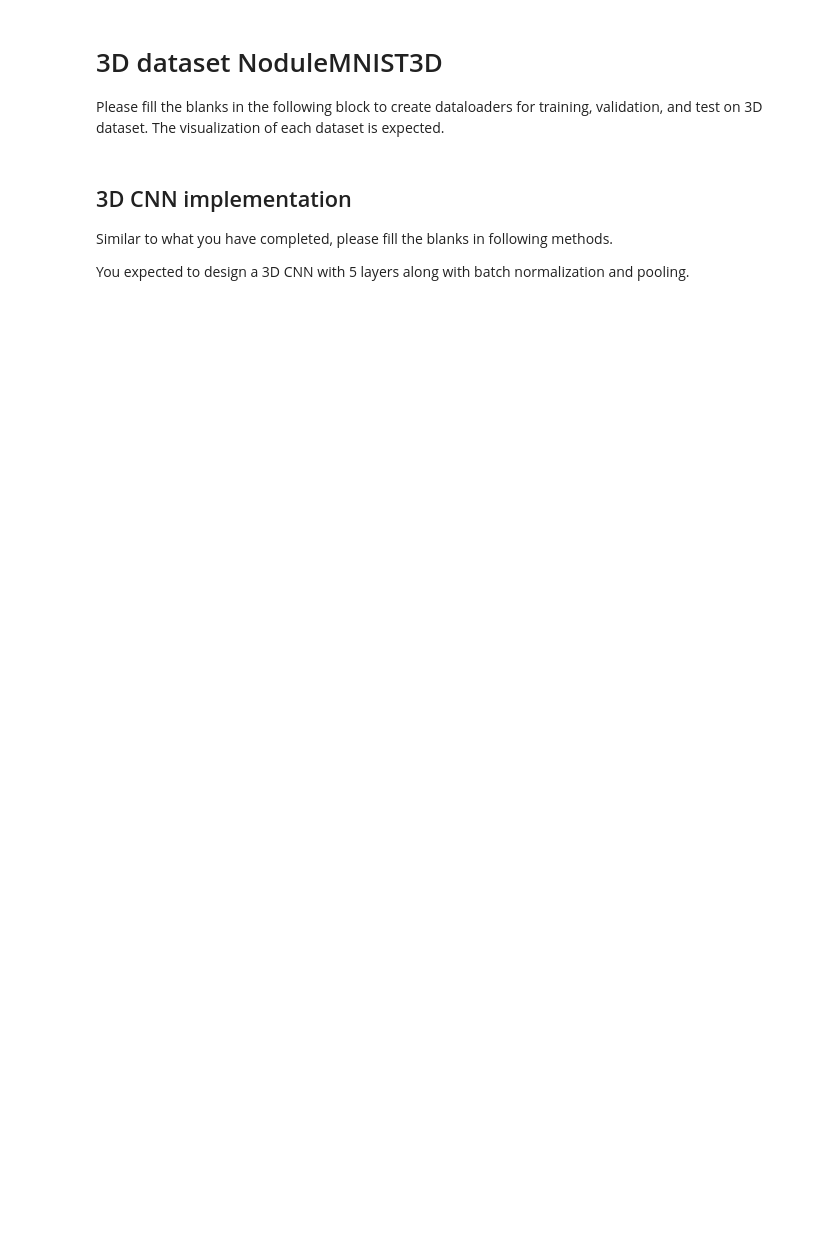
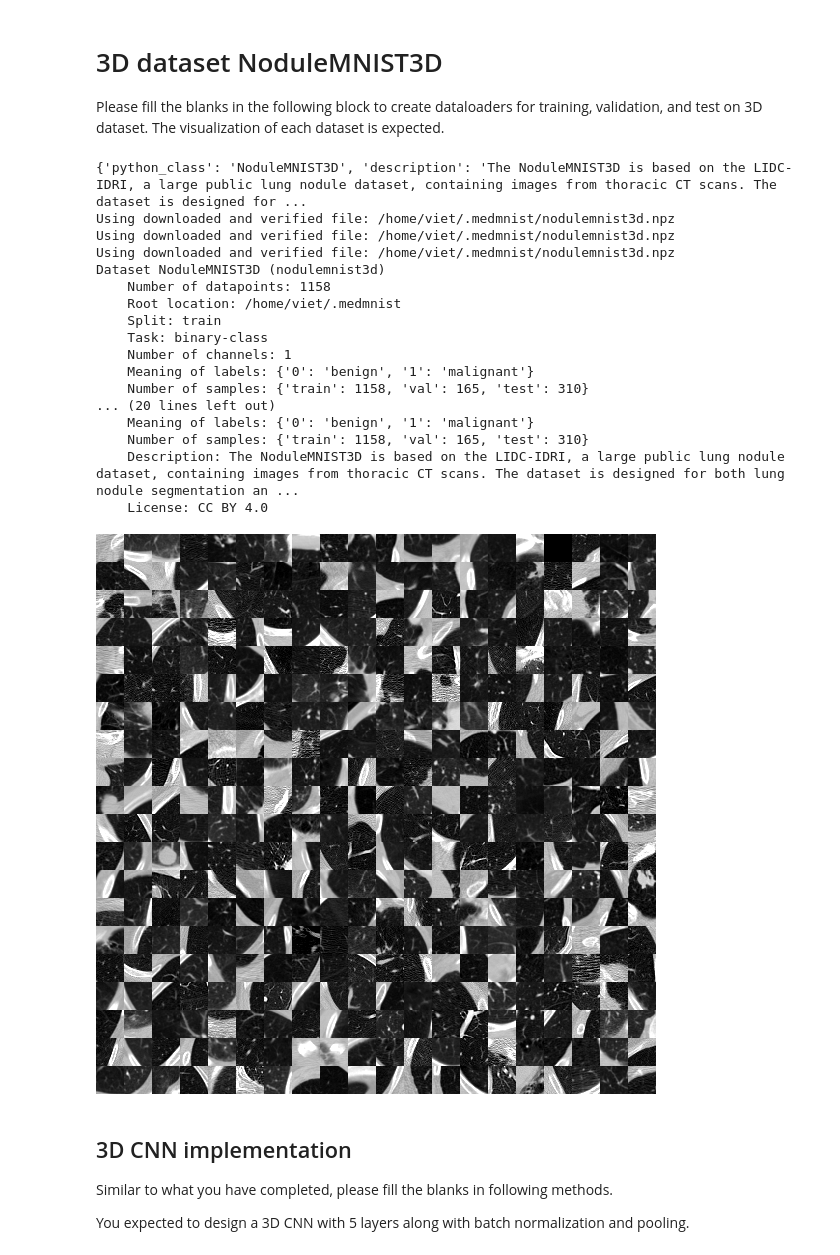
Before and after one commit to janik-j/aiinmed1, a Jupyter notebook: Exercise 1/tutorial_classification.ipynb, the cells around one changed output. Cells and saved outputs as stored; diff of their text form; code cells hidden in the pictures; blank space fills up the shorter version.

Commit message:
Implemented task 2 - loss stuck

```diff
--- a/Exercise 1/tutorial_classification.ipynb
+++ b/Exercise 1/tutorial_classification.ipynb
@@ -382,32 +383,58 @@ auc: 0.836, acc: 0.833
 Please fill the blanks in the following block to create dataloaders for training, validation, and test on 3D dataset. The visualization of each dataset is expected.
 # %%
 # hyparameters
-BATCH_SIZE =
-EPOCH_NUM =
-lr =
+BATCH_SIZE = 64
+EPOCH_NUM = 100
+lr = 1.0
 
 # dataset
 data_flag_3d = 'nodulemnist3d' # here the name of dataset should be passed.
 download = True
 
-info =  # INFO is embedded in the medmnist containing basic information of datasets
+info = INFO[data_flag_3d] # INFO is embedded in the medmnist containing basic information of datasets
 print(info)
-task =
+task = info['task']
 
-n_channels =
-n_classes =
+n_channels = info['n_channels']
+n_classes = len(info['label'])
 
 # get the data class without transform
+DataClass = getattr(medmnist, info['python_class'])
+train_dataset = DataClass(split="train", download=download)
+test_dataset = DataClass(split="test", download=download)
+val_dataset = DataClass(split="val", download=download)
 
 # encapsulate datasets into Dataloader form
+train_loader = DataLoader(dataset=train_dataset, batch_size=BATCH_SIZE, shuffle=True)
+test_loader = DataLoader(dataset=test_dataset, batch_size=2*BATCH_SIZE, shuffle=False)
+val_loader = DataLoader(dataset=val_dataset, batch_size=2*BATCH_SIZE, shuffle=False)
 
 # show the details
 print(train_dataset)
 print("===================")
 print(val_dataset)
 print("===================")
 print(test_dataset)
-train_dataset.montage(length=20)[10]
+train_dataset.montage(length=20)[0]
+# %% [output]
+{'python_class': 'NoduleMNIST3D', 'description': 'The NoduleMNIST3D is based on the LIDC-IDRI, a large public lung nodule dataset, containing images from thoracic CT scans. The dataset is designed for ...
+Using downloaded and verified file: /home/viet/.medmnist/nodulemnist3d.npz
+Using downloaded and verified file: /home/viet/.medmnist/nodulemnist3d.npz
+Using downloaded and verified file: /home/viet/.medmnist/nodulemnist3d.npz
+Dataset NoduleMNIST3D (nodulemnist3d)
+    Number of datapoints: 1158
+    Root location: /home/viet/.medmnist
+    Split: train
+    Task: binary-class
+    Number of channels: 1
+    Meaning of labels: {'0': 'benign', '1': 'malignant'}
+    Number of samples: {'train': 1158, 'val': 165, 'test': 310}
+... (20 lines left out)
+    Meaning of labels: {'0': 'benign', '1': 'malignant'}
+    Number of samples: {'train': 1158, 'val': 165, 'test': 310}
+    Description: The NoduleMNIST3D is based on the LIDC-IDRI, a large public lung nodule dataset, containing images from thoracic CT scans. The dataset is designed for both lung nodule segmentation an ...
+    License: CC BY 4.0
+[figure, added]
 # %% [markdown]
 ## 3D CNN implementation
 
```
Also changed, not shown: parts of 5 cells of this notebook.
